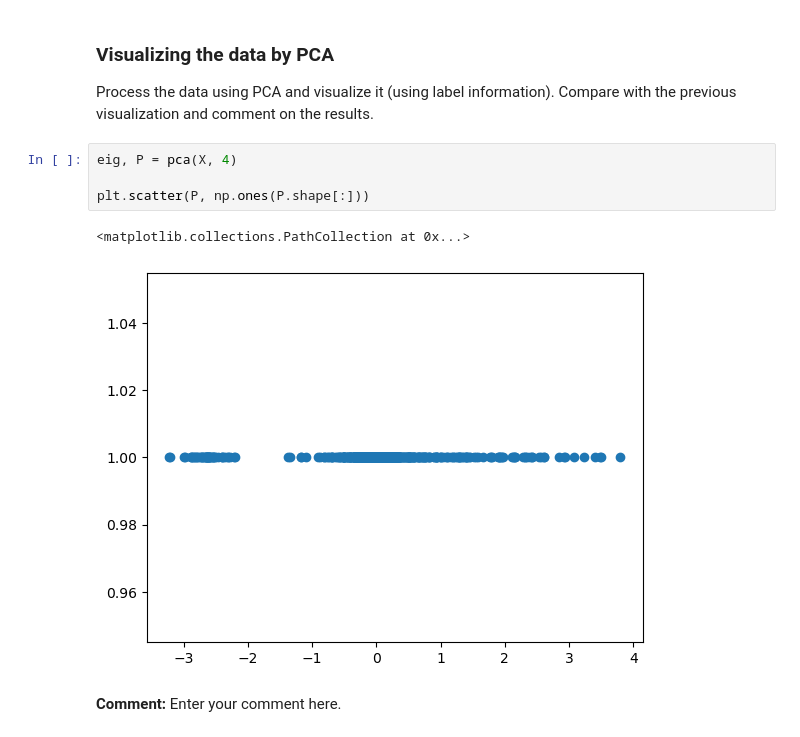
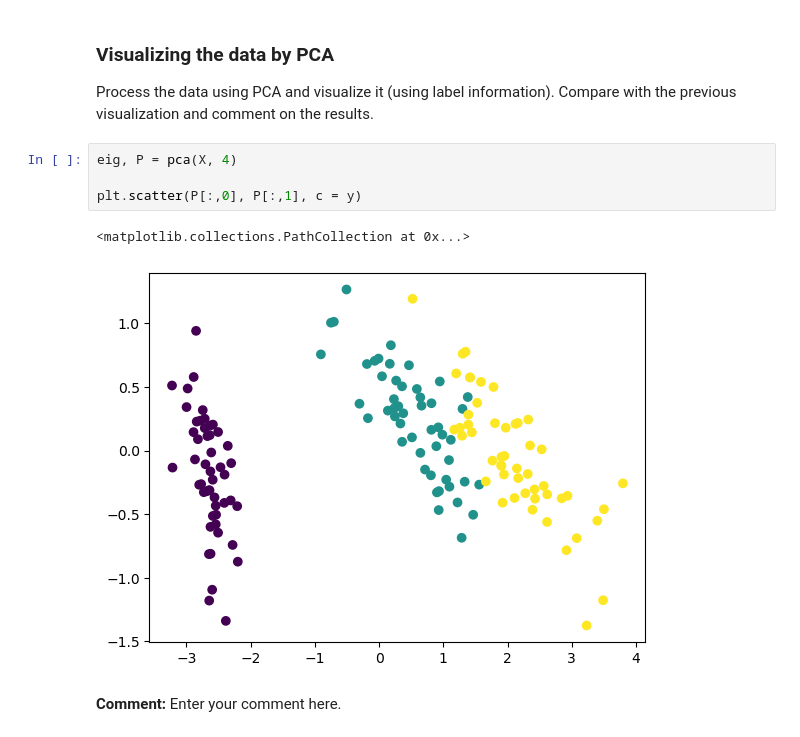
Before and after one commit to bendiksh96/in4050, a Jupyter notebook: IN3050_assignment_3.ipynb, the cells around one changed output. Saved outputs shown, nothing was run; the diff lists cells and outputs as text.

```diff
--- a/IN3050_assignment_3.ipynb
+++ b/IN3050_assignment_3.ipynb
@@ -346,10 +346,10 @@ Process the data using PCA and visualize it (using label information). Compare w
 # %%
 eig, P = pca(X, 4)
 
-plt.scatter(P, np.ones(P.shape[:]))
+plt.scatter(P[:,0], P[:,1], c = y)
 # %% [output]
 <matplotlib.collections.PathCollection at 0x...>
-[figure, old version]
+[figure, new version]
 # %% [markdown]
 **Comment:** Enter your comment here.
 # %% [markdown]
```
Also changed, not shown: parts of 18 cells of this notebook.
